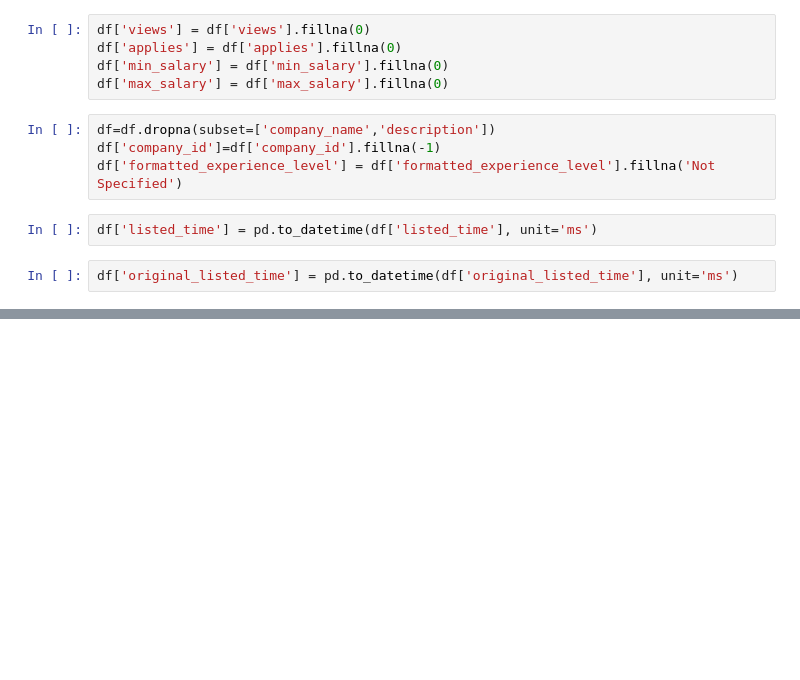
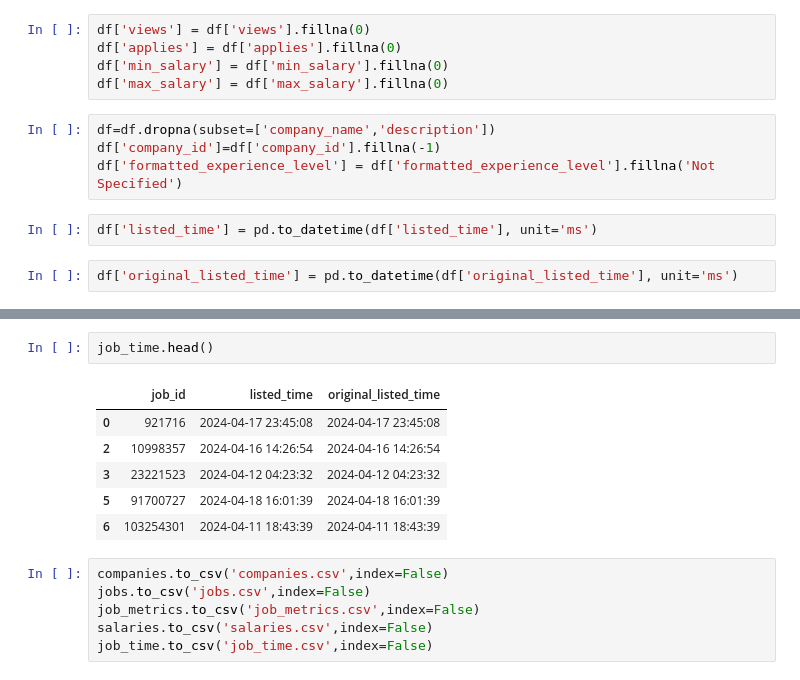
Before and after one commit to samhoon000/Job-Portal-Database-Analysis, a Jupyter notebook: Linkedin_Job_Posting_Cleaning_Data.ipynb, the cells around one changed output, grey strips where cells are left out. Drawn from its saved outputs; the diff is of its cells as text; blank space fills up the shorter version.

```diff
--- a/Linkedin_Job_Posting_Cleaning_Data.ipynb
+++ b/Linkedin_Job_Posting_Cleaning_Data.ipynb
@@ -94,0 +173,15 @@ df.head()
+# %%
+job_time.head()
+# %% [output]
+|  | job_id | listed_time | original_listed_time |
+| 0 | 921716 | 2024-04-17 23:45:08 | 2024-04-17 23:45:08 |
+| 2 | 10998357 | 2024-04-16 14:26:54 | 2024-04-16 14:26:54 |
+| 3 | 23221523 | 2024-04-12 04:23:32 | 2024-04-12 04:23:32 |
+| 5 | 91700727 | 2024-04-18 16:01:39 | 2024-04-18 16:01:39 |
+| 6 | 103254301 | 2024-04-11 18:43:39 | 2024-04-11 18:43:39 |
+# %%
+companies.to_csv('companies.csv',index=False)
+jobs.to_csv('jobs.csv',index=False)
+job_metrics.to_csv('job_metrics.csv',index=False)
+salaries.to_csv('salaries.csv',index=False)
+job_time.to_csv('job_time.csv',index=False)
```
Also changed, not shown: parts of 11 cells of this notebook.
